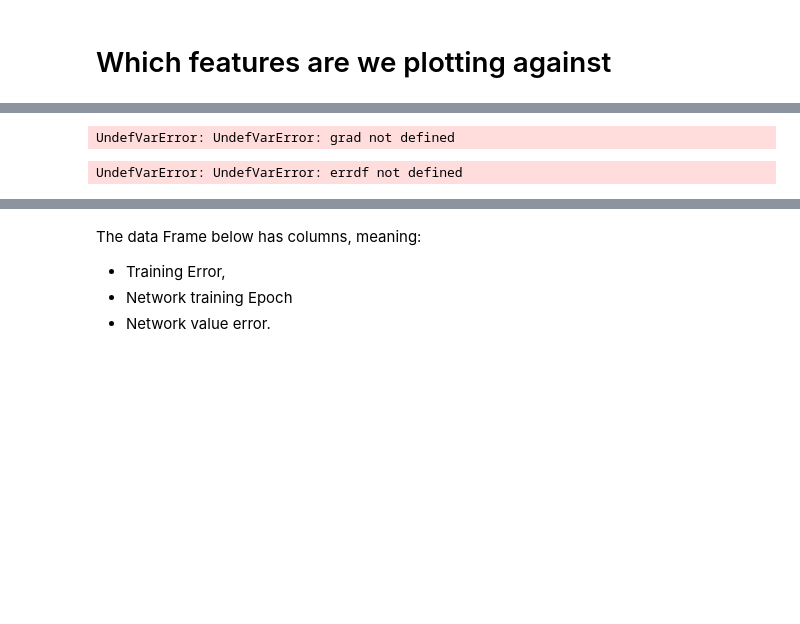
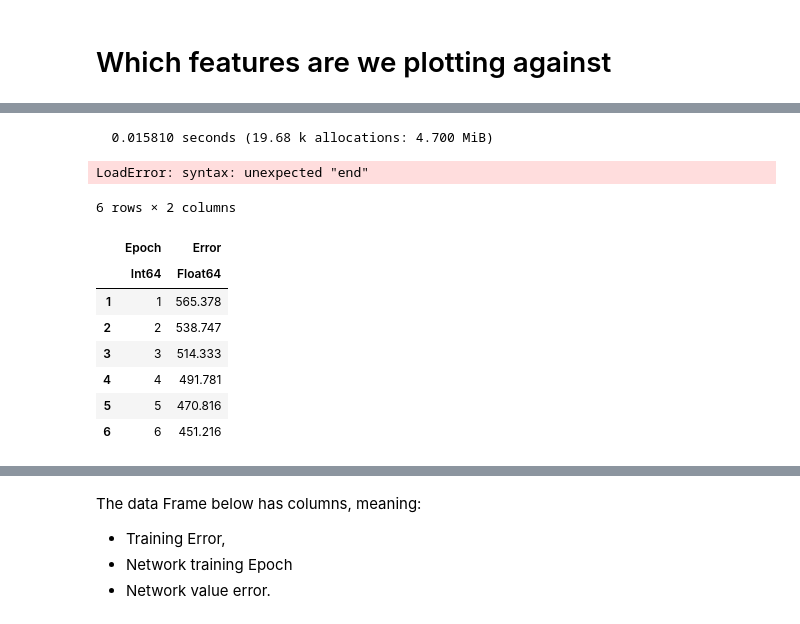
Before and after one commit to russelljjarvis/MLR, a Jupyter notebook: julia/BostonMLR.ipynb, the cells around one changed output, grey strips where cells are left out. Cells and saved outputs as stored; diff of their text form; code cells hidden in the pictures; blank space fills up the shorter version.

```diff
--- a/julia/BostonMLR.ipynb
+++ b/julia/BostonMLR.ipynb
@@ -69,40 +186,21 @@ UndefVarError: UndefVarError: gui not defined
 # %%
 
-
-#Now that we have the data
-predict(ω, x) = ω[1] * x .+ ω[2];
-loss(ω, x, y) = mean(abs2, predict(ω, x)-y);
-lossgradient = grad(loss);
-
-function train(ω, data; lr=0.01)
-    for (x,y) in data
-        dω = lossgradient(ω, x, y)
-        for i in 1:length(ω)
-            ω[i] -= dω[i]*lr
-        end
-    end
-    return ω
-end;
-
-
-gr();
-p0 = scatter(x', y[1,:], layout=(3,5), reg=true, size=(950,500))
-
 ω = Any[ 0.1*randn(1,13), 0.0 ];
-errdf = DataFrame(Epoch=1:20, Error=0.0);
+errdf = DataFrame(Epoch=1:120, Error=0.0);
 let
     cntr=1
     cntr::Int64
-    println(cntr)
-    for i=1:200
+    #println(cntr)
+    @time for i=1:120
         train(ω, [(x,y)])
-        if mod(i, 10) == 0
-            println("Epoch $i: $(round(loss(ω,x,y)))")
-            errdf[cntr, :Epoch]=i
-            errdf[cntr, :Error]=loss(ω,x,y)
-            cntr+=1
+        #if mod(i, 10) == 0
+        #println("Epoch $i: $(round(loss(ω,x,y)))")
+        errdf[cntr, :Epoch]=i
+        errdf[cntr, :Error]=loss(ω,x,y)
+        cntr+=1
         end
     end
 end
 # %% [output]
-UndefVarError: UndefVarError: grad not defined
+  0.015810 seconds (19.68 k allocations: 4.700 MiB)
+LoadError: syntax: unexpected "end"
@@ -111,7 +207,18 @@ plot(p0, layout=(1,1), size=(950,500))
+# %%
+last(errdf,6)
+first(errdf,6)
+# %% [output]
+6 rows × 2 columns
+|  | Epoch | Error |
+|  | Int64 | Float64 |
+| 1 | 1 | 565.378 |
+| 2 | 2 | 538.747 |
+| 3 | 3 | 514.333 |
+| 4 | 4 | 491.781 |
+| 5 | 5 | 470.816 |
+| 6 | 6 | 451.216 |
 # %%
 
 p1 = scatter(errdf[:,:Epoch], errdf[:,:Error], xlabel="Epoch", ylabel="Error")
 p2 = scatter(predict(ω, x)', y', reg=true, xlabel="Predicted", ylabel="Observed")
 plot(p1, p2, layout=(1,2), size=(950,500))
-# %% [output]
-UndefVarError: UndefVarError: errdf not defined
```
Also changed, not shown: parts of 20 cells of this notebook, 45 other files.
